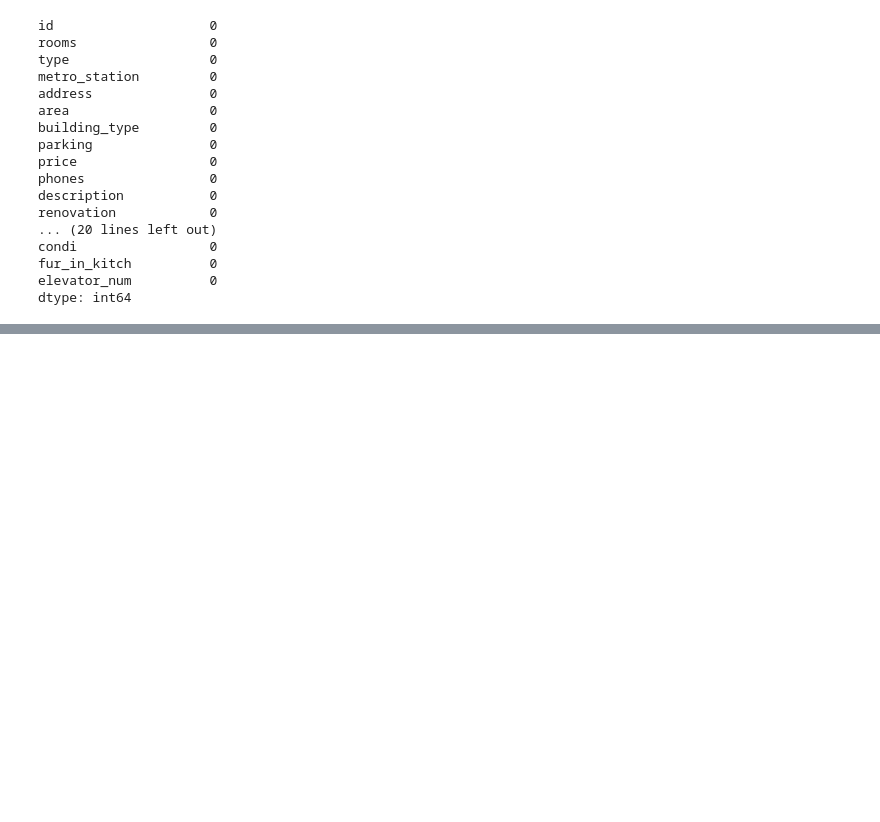
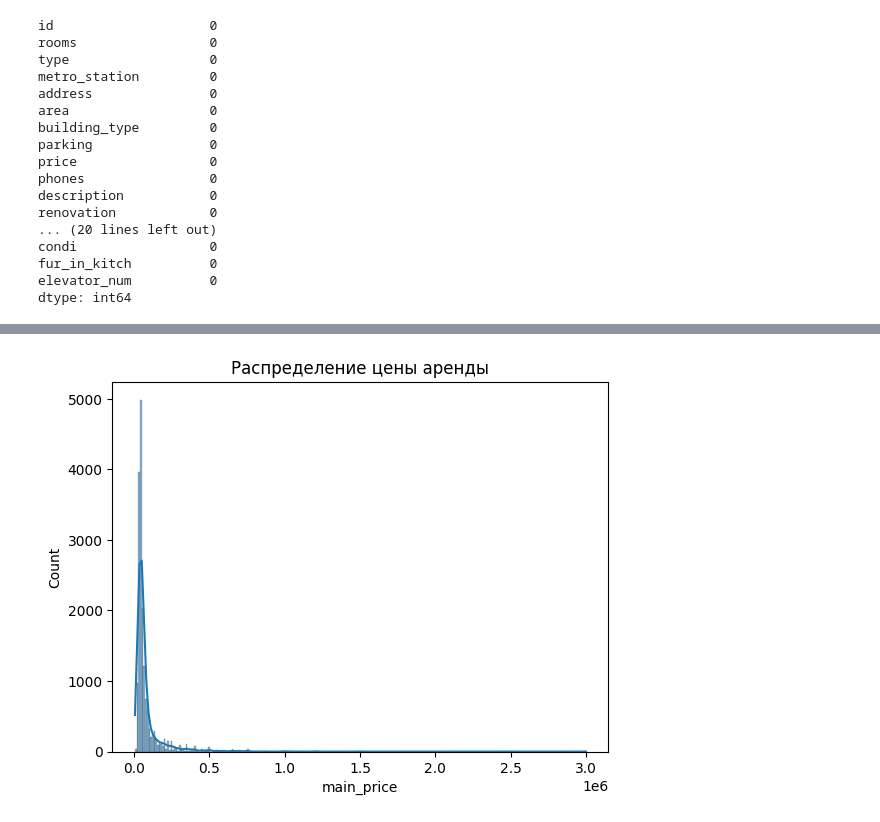
Before and after one commit to stan-tsu/rent-real-estate, a Jupyter notebook: notebooks/Dinara_draws_ver2.ipynb, the cells around one changed output, grey strips where cells are left out. Cells and saved outputs as stored; diff of their text form; code cells hidden in the pictures; blank space fills up the shorter version.

```diff
--- a/notebooks/Dinara_draws_ver2.ipynb
+++ b/notebooks/Dinara_draws_ver2.ipynb
@@ -66,7 +66,7 @@ df['total area'] = df['area'].str.split('/').str[0].astype('float')
 ### Колонка `building_type`
 # %%
 # Добавляем столбец `floor` с номером этажа и `total_floors` с этажностью здания
-df['floor'] = df['building_type'].str.extract(r'(\d{1,3})/').astype('Int64')
-df['total_floors'] = df['building_type'].str.extract(r'/(\d{1,3})').astype('Int64')
+df['floor'] = df['building_type'].str.extract(r'(\d{1,3})/').astype('int64')
+df['total_floors'] = df['building_type'].str.extract(r'/(\d{1,3})').astype('int64')
 df['parking'].unique()
 # %% [output]
@@ -94,18 +94,19 @@ df['deposit'] = df['price'].str.extract(r'Залог\s*-\s*([\d\s]+)')[0]
 df['deposit'] = df['deposit'].str.replace(' ', '').astype(float).fillna(0)
 
 # Коммунальные услуги - выводим 1 если True и 0 если False
-df['utilities_included'] = df['price'].str.contains('Коммунальные услуги включены', case=False, na=False).astype(int)
+df['utilities_included'] = df['price'].str.contains('Коммунальные услуги включены', case=False, na=False).astype(float)
 
 
 # Срок аренды
 # Ищем слово Срок аренды, дефис, и слова после него
-df['rental_term'] = df['price'].str.extract(r'Срок аренды\s*-\s*([а-яА-Яa-zA-Z ]+)')
+df['rental_term'] = df['price'].str.extract(r'Срок аренды\s*-\s*([а-яА-Яa-zA-Z ]+)')[0].str.strip().map({'Длительный': 1, 'На несколько месяцев': 0})
+#df['rental_term'] = df['price'].str.contains('Срок аренды', case=False, na=False).astype(int)
 
 # Предоплата
 # Ищем слово Предоплата, дефис, и слова после него
 df['prepayment_months'] = df['price'].str.extract(r'Предоплата\s*(\d+)')
-df['prepayment_months'] = df['prepayment_months'].astype(float).astype('Int64').fillna(0)
-# делаем через  astype('Int64') чтобы не было проблем с пропусками
+df['prepayment_months'] = df['prepayment_months'].astype(float).fillna(0)
+# делаем через  astype('int64') чтобы не было проблем с пропусками
 # так как обычный int не поддерживает NaN — это тип float.
 # %% [markdown]
 ### Столбец `balcony`
@@ -167,4 +168,4 @@ df.fillna({'ceiling_height': (df['ceiling_height'].median())}, inplace=True)
 ### Столбец `elevator`
 # %%
 # Вытащим из строк информацию о количестве лифтов
-df['elevator_num'] = df['elevator'].str.extract(r'(\d{1,2})\).*(\d{1,2})\).*|(\d{1,2})\)').astype('Int64').sum(axis=1, min_count=1).fillna(0)
+df['elevator_num'] = df['elevator'].str.extract(r'(\d{1,2})\).*(\d{1,2})\).*|(\d{1,2})\)').astype(float).sum(axis=1, min_count=1).fillna(0)
@@ -172,4 +175,4 @@ df['elevator_num'] = df['elevator'].str.extract(r'(\d{1,2})\).*(\d{1,2})\).*|(\d
 ### Столбец `trash_chute`
 # %%
 # 0 - мусоропровода нет, 1 - мусоропровод имеется
-df['trash_chute'] = df['trash_chute'].map({'Да': 1, 'Нет': 0}).astype('Int64')
+df['trash_chute'] = df['trash_chute'].map({'Да': 1, 'Нет': 0}).astype(float)
@@ -287,0 +293,8 @@ memory usage: 6.4+ MB
+# %%
+
+
+sns.histplot(df['main_price'], kde=True)
+plt.title('Распределение цены аренды')
+plt.show()
+# %% [output]
+[figure, added]
```
Also changed, not shown: parts of 16 cells of this notebook, 2 other files.
